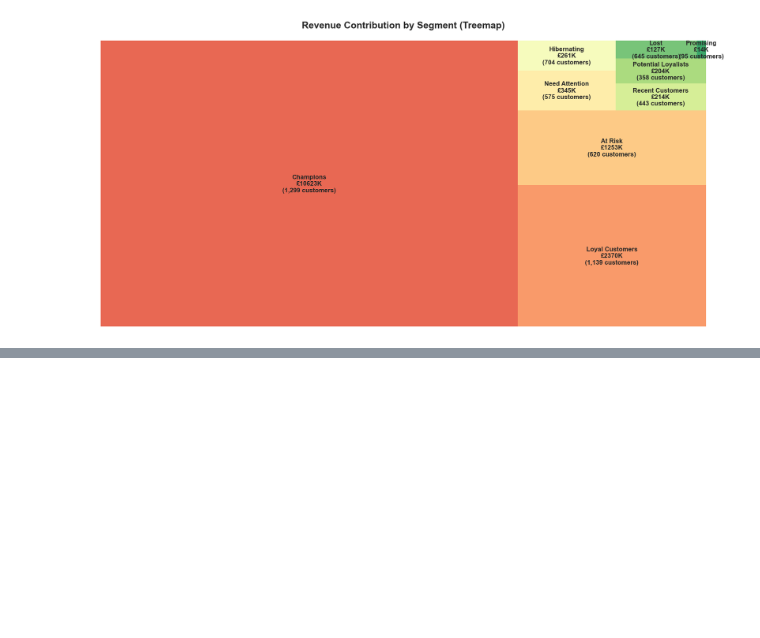
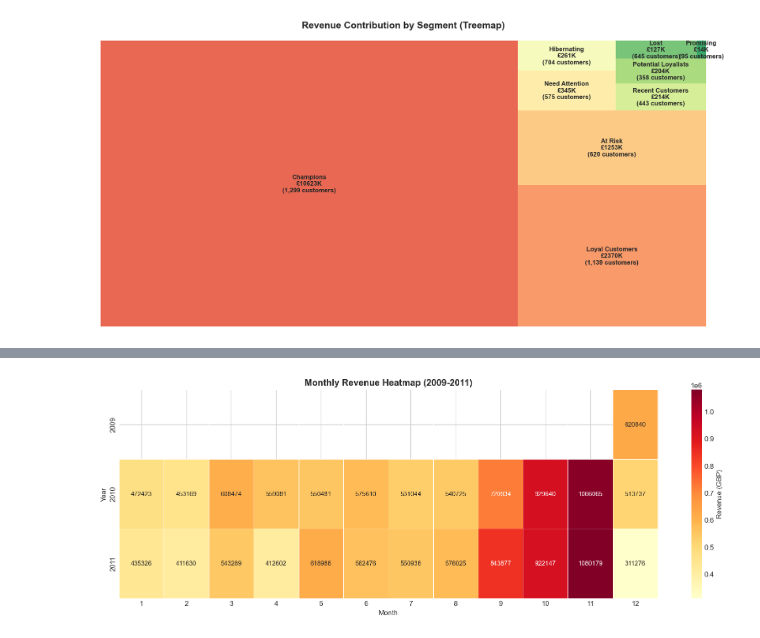
Before and after one commit to Dallenrich/RFM-analysis, a Jupyter notebook: notebooks/05_insights.ipynb, the cells around one changed output, grey strips where cells are left out. Drawn from its saved outputs; the diff is of its cells as text; code cells hidden in the pictures; blank space fills up the shorter version.

```diff
--- a/notebooks/05_insights.ipynb
+++ b/notebooks/05_insights.ipynb
@@ -149,0 +258,25 @@ plt.show()
+# %%
+# ─── Cohort Revenue Heatmap ────────────────────────────────
+# Shows revenue by month — reveals seasonality patterns
+# Useful context for RFM: recency scores look different
+# in Dec (peak) vs Feb (trough)
+
+df['Year']  = df['InvoiceDate'].dt.year
+df['Month'] = df['InvoiceDate'].dt.month
+
+cohort = df.groupby(['Year', 'Month'])['Revenue'].sum().unstack()
+
+plt.figure(figsize=(14, 5))
+sns.heatmap(cohort, annot=True, fmt='.0f', cmap='YlOrRd',
+            linewidths=0.3,
+            cbar_kws={'label': 'Revenue (GBP)'},
+            annot_kws={'size': 9})
+plt.title('Monthly Revenue Heatmap (2009-2011)',
+          fontsize=13, fontweight='bold')
+plt.xlabel('Month')
+plt.ylabel('Year')
+plt.tight_layout()
+plt.savefig('../reports/cohort_revenue_heatmap.png', dpi=120, bbox_inches='tight')
+plt.show()
+# %% [output]
+[figure, added]
```
Also changed, not shown: parts of 4 cells of this notebook, 1 other file.
